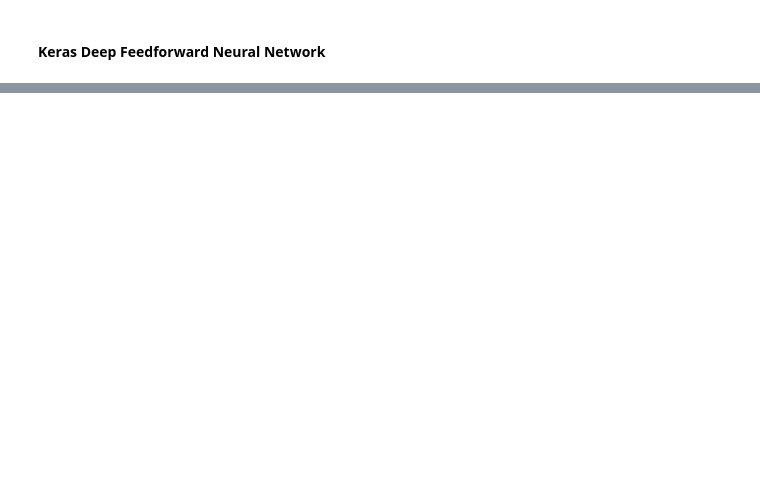
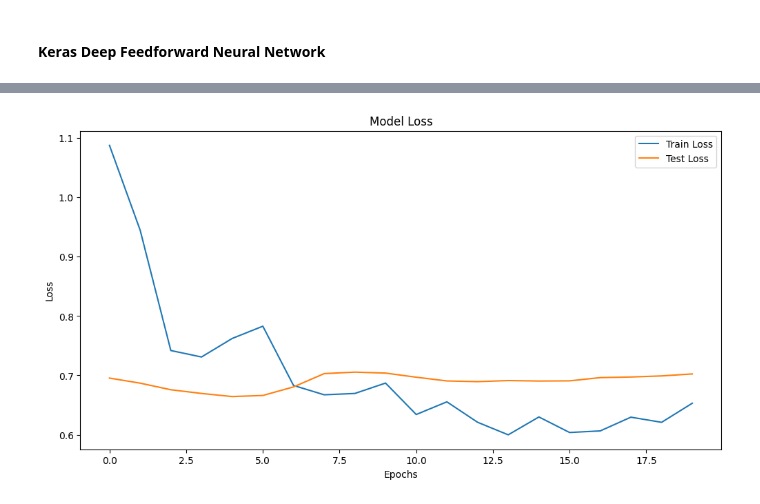
Before and after one commit to TritonEden/Oracle-Arena, a Jupyter notebook: data_extraction/winpred_playoff.ipynb, the cells around one changed output, grey strips where cells are left out. Drawn from its saved outputs; the diff is of its cells as text; code cells hidden in the pictures; blank space fills up the shorter version.

```diff
--- a/data_extraction/winpred_playoff.ipynb
+++ b/data_extraction/winpred_playoff.ipynb
@@ -529,0 +458,74 @@ Test Accuracy: 0.6636 | Test F1: 0.7231
+# %%
+import tensorflow as tf
+from sklearn.model_selection import train_test_split
+from sklearn.metrics import accuracy_score, f1_score
+from tensorflow.keras.models import Sequential
+from tensorflow.keras.layers import Dense, Dropout, BatchNormalization
+from tensorflow.keras.optimizers import Adam, Nadam
+from tensorflow.keras.callbacks import EarlyStopping, ReduceLROnPlateau
+from sklearn.preprocessing import MinMaxScaler
+
+scaler = MinMaxScaler()
+
+# Scale the features
+X_scaled = scaler.fit_transform(X)
+X_scaled = pd.DataFrame(X_scaled, columns=X.columns, index=X.index)
+
+# Train-test split
+X_train, X_test, y_train, y_test = train_test_split(X_scaled, y, test_size=0.2, shuffle=False)
+
+# Deep Feedforward Neural Network
+
+early_stopping = EarlyStopping(monitor='val_loss', patience=15, restore_best_weights=True)
+lr_scheduler = ReduceLROnPlateau(monitor='val_loss', factor=0.5, patience=3, min_lr=1e-6)
+
+model = Sequential()
+
+# First hidden layer
+model.add(Dense(256, input_dim=X_train.shape[1], activation='relu'))
+model.add(BatchNormalization())
+model.add(Dropout(0.2))
+
+# Second hidden layer
+model.add(Dense(128, activation='relu'))
+model.add(BatchNormalization())
+model.add(Dropout(0.2))
+
+# Third hidden layer
+model.add(Dense(64, activation='relu'))
+model.add(BatchNormalization())
+model.add(Dropout(0.3))
+
+# Fourth hidden layer
+model.add(Dense(32, activation='relu'))
+model.add(BatchNormalization())
+model.add(Dropout(0.3))
+
+# Output layer
+model.add(Dense(1, activation='sigmoid'))
+
+model.compile(optimizer=Nadam(learning_rate=1e-3), loss='binary_crossentropy', metrics=['accuracy'])
+
+history = model.fit(X_train, y_train, validation_data=(X_test, y_test), epochs=100, batch_size=32, callbacks=[early_stopping, lr_scheduler])
+
+train_accuracy = accuracy_score(y_train, (model.predict(X_train) > 0.5).astype(int))
+test_accuracy = accuracy_score(y_test, (model.predict(X_test) > 0.5).astype(int))
+
+train_f1 = f1_score(y_train, (model.predict(X_train) > 0.5).astype(int))
+test_f1 = f1_score(y_test, (model.predict(X_test) > 0.5).astype(int))
+
+print(f"Train Accuracy: {train_accuracy:.4f} | Train F1: {train_f1:.4f}")
+print(f"Test Accuracy: {test_accuracy:.4f} | Test F1: {test_f1:.4f}")
+
+# Plot the training history (loss/accuracy)
+import matplotlib.pyplot as plt
+
+plt.figure(figsize=(12, 6))
+plt.plot(history.history['loss'], label='Train Loss')
+plt.plot(history.history['val_loss'], label='Test Loss')
+plt.title('Model Loss')
+plt.xlabel('Epochs')
+plt.ylabel('Loss')
+plt.legend()
+plt.show()
+# %% [output]
@@ -529,0 +549 @@ Test Accuracy: 0.6636 | Test F1: 0.7231
+[figure, added]
```
Also changed, not shown: parts of 16 cells of this notebook, 10 other files.
